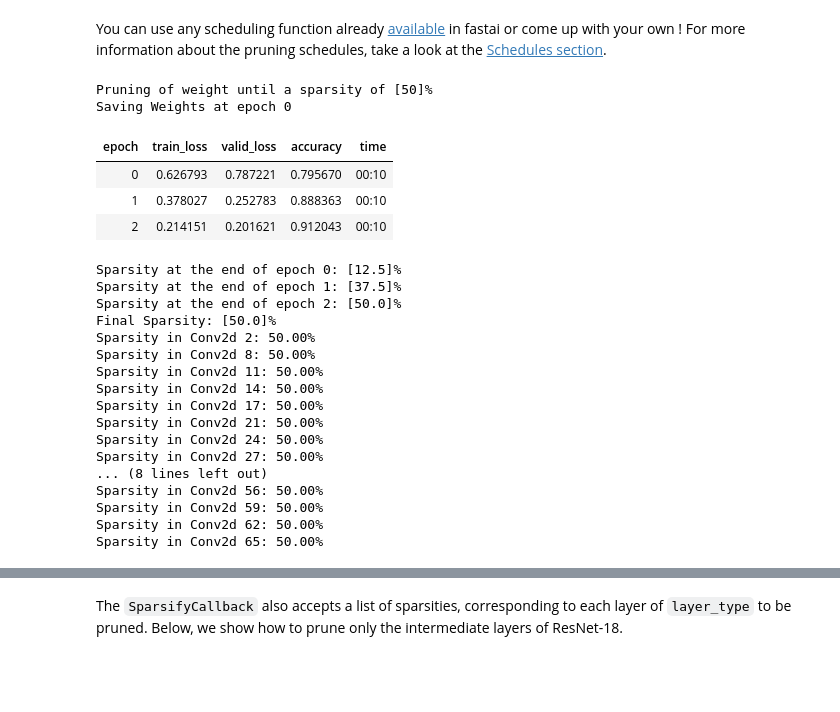
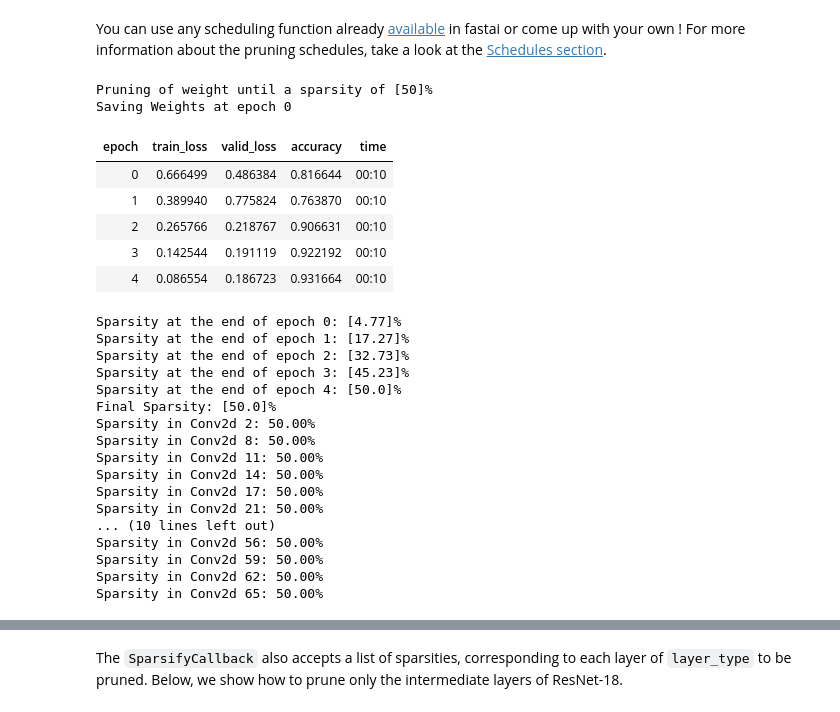
Before and after one commit to nathanhubens/fasterai, a Jupyter notebook: nbs/02_sparsify_callback.ipynb, the cells around one changed output, grey strips where cells are left out. Saved outputs shown, nothing was run; the diff lists cells and outputs as text; code cells hidden in the pictures; blank space fills up the shorter version.

```diff
--- a/nbs/02_sparsify_callback.ipynb
+++ b/nbs/02_sparsify_callback.ipynb
@@ -105,30 +107,32 @@ The `SparsifyCallback` requires a new argument compared to the `Sparsifier`. Ind
 You can use any scheduling function already [available](https://docs.fast.ai/callback.schedule.html#Annealing) in fastai or come up with your own ! For more information about the pruning schedules, take a look at the [Schedules section](https://nathanhubens.github.io/fasterai/schedules.html).
 # %%
 sp_cb = SparsifyCallback(end_sparsity=50, granularity='weight', method='local', criteria=large_final, sched_func=sched_cos)
-# %%
-learn.fit_one_cycle(3, cbs=sp_cb)
-# %% [output]
-Pruning of weight until a sparsity of [50]%
-Saving Weights at epoch 0
-| epoch | train_loss | valid_loss | accuracy | time |
-| 0 | 0.626793 | 0.787221 | 0.795670 | 00:10 |
-| 1 | 0.378027 | 0.252783 | 0.888363 | 00:10 |
-| 2 | 0.214151 | 0.201621 | 0.912043 | 00:10 |
-Sparsity at the end of epoch 0: [12.5]%
-Sparsity at the end of epoch 1: [37.5]%
-Sparsity at the end of epoch 2: [50.0]%
-Final Sparsity: [50.0]%
-Sparsity in Conv2d 2: 50.00%
-Sparsity in Conv2d 8: 50.00%
-Sparsity in Conv2d 11: 50.00%
-Sparsity in Conv2d 14: 50.00%
-Sparsity in Conv2d 17: 50.00%
-Sparsity in Conv2d 21: 50.00%
-Sparsity in Conv2d 24: 50.00%
-Sparsity in Conv2d 27: 50.00%
-... (8 lines left out)
-Sparsity in Conv2d 56: 50.00%
-Sparsity in Conv2d 59: 50.00%
-Sparsity in Conv2d 62: 50.00%
-Sparsity in Conv2d 65: 50.00%
+# %%
+learn.fit_one_cycle(5, cbs=sp_cb)
+# %% [output]
+Pruning of weight until a sparsity of [50]%
+Saving Weights at epoch 0
+| epoch | train_loss | valid_loss | accuracy | time |
+| 0 | 0.666499 | 0.486384 | 0.816644 | 00:10 |
+| 1 | 0.389940 | 0.775824 | 0.763870 | 00:10 |
+| 2 | 0.265766 | 0.218767 | 0.906631 | 00:10 |
+| 3 | 0.142544 | 0.191119 | 0.922192 | 00:10 |
+| 4 | 0.086554 | 0.186723 | 0.931664 | 00:10 |
+Sparsity at the end of epoch 0: [4.77]%
+Sparsity at the end of epoch 1: [17.27]%
+Sparsity at the end of epoch 2: [32.73]%
+Sparsity at the end of epoch 3: [45.23]%
+Sparsity at the end of epoch 4: [50.0]%
+Final Sparsity: [50.0]%
+Sparsity in Conv2d 2: 50.00%
+Sparsity in Conv2d 8: 50.00%
+Sparsity in Conv2d 11: 50.00%
+Sparsity in Conv2d 14: 50.00%
+Sparsity in Conv2d 17: 50.00%
+Sparsity in Conv2d 21: 50.00%
+... (10 lines left out)
+Sparsity in Conv2d 56: 50.00%
+Sparsity in Conv2d 59: 50.00%
+Sparsity in Conv2d 62: 50.00%
+Sparsity in Conv2d 65: 50.00%
 # %% [markdown]
```
Also changed, not shown: parts of 4 cells of this notebook, 9 other files.
